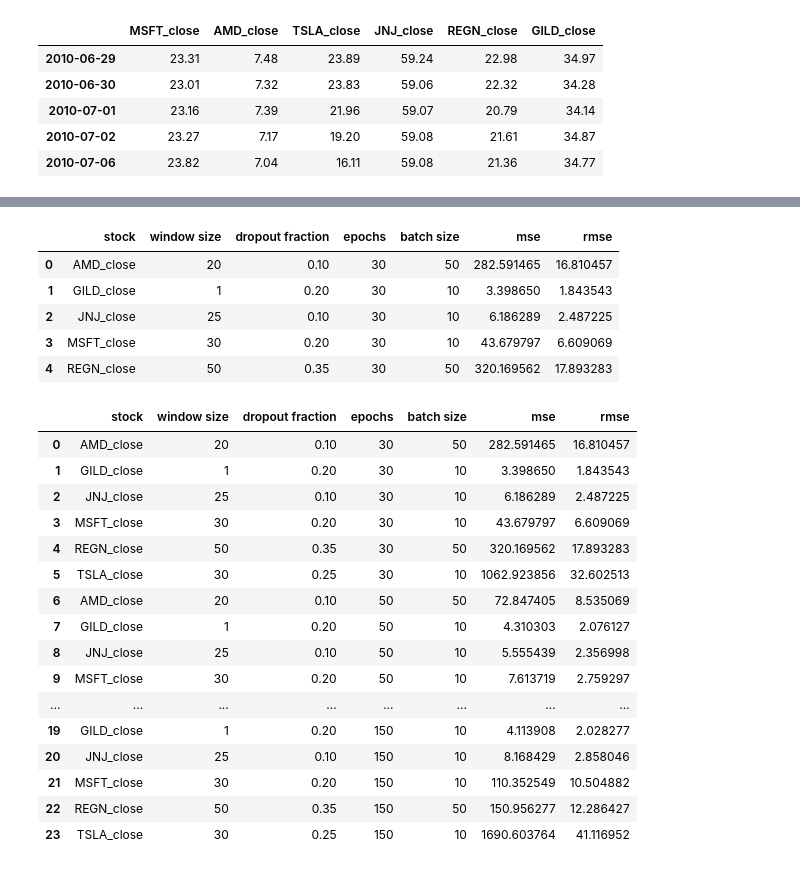
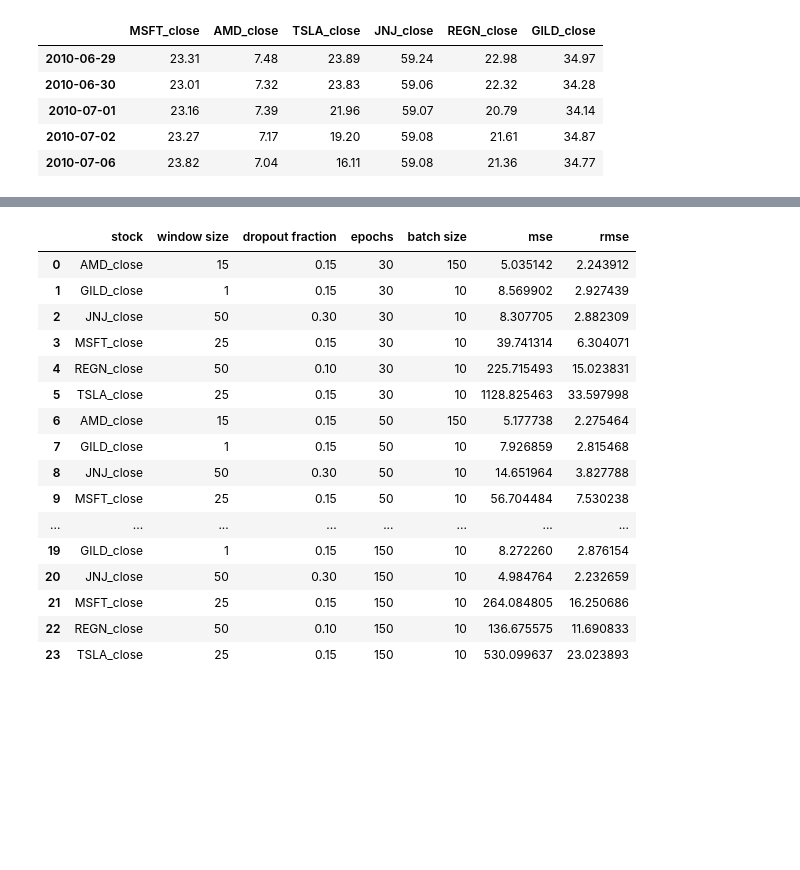
Before and after one commit to DT021/Twitter_Sentiment_Analysis_-_LSTM_Price_Prediction, a Jupyter notebook: Toufic/full_iter_1lstm.ipynb, the cells around one changed output, grey strips where cells are left out. Saved outputs shown, nothing was run; the diff lists cells and outputs as text; code cells hidden in the pictures; blank space fills up the shorter version.

```diff
--- a/data/full_iter_1lstm.ipynb
+++ b/Toufic/full_iter_1lstm.ipynb
@@ -355,4 +356,6 @@ for epoch in epochs:
 print(f'ended at: {datetime.now()}')
 
 df_epoch_iters = pd.DataFrame(epoch_iters)
+df_epoch_iters.to_csv('df_epoch_iters_1lstm.csv')
+df_epoch_iters
 # %% [output]
@@ -361,29 +364,17 @@ ended at: 2020-07-10 21:14:08.009787
+|  | stock | window size | dropout fraction | epochs | batch size | mse | rmse |
+| 0 | AMD_close | 15 | 0.15 | 30 | 150 | 5.035142 | 2.243912 |
+| 1 | GILD_close | 1 | 0.15 | 30 | 10 | 8.569902 | 2.927439 |
+| 2 | JNJ_close | 50 | 0.30 | 30 | 10 | 8.307705 | 2.882309 |
+| 3 | MSFT_close | 25 | 0.15 | 30 | 10 | 39.741314 | 6.304071 |
+| 4 | REGN_close | 50 | 0.10 | 30 | 10 | 225.715493 | 15.023831 |
+| 5 | TSLA_close | 25 | 0.15 | 30 | 10 | 1128.825463 | 33.597998 |
+| 6 | AMD_close | 15 | 0.15 | 50 | 150 | 5.177738 | 2.275464 |
+| 7 | GILD_close | 1 | 0.15 | 50 | 10 | 7.926859 | 2.815468 |
+| 8 | JNJ_close | 50 | 0.30 | 50 | 10 | 14.651964 | 3.827788 |
+| 9 | MSFT_close | 25 | 0.15 | 50 | 10 | 56.704484 | 7.530238 |
+| ... | ... | ... | ... | ... | ... | ... | ... |
+| 19 | GILD_close | 1 | 0.15 | 150 | 10 | 8.272260 | 2.876154 |
+| 20 | JNJ_close | 50 | 0.30 | 150 | 10 | 4.984764 | 2.232659 |
+| 21 | MSFT_close | 25 | 0.15 | 150 | 10 | 264.084805 | 16.250686 |
+| 22 | REGN_close | 50 | 0.10 | 150 | 10 | 136.675575 | 11.690833 |
+| 23 | TSLA_close | 25 | 0.15 | 150 | 10 | 530.099637 | 23.023893 |
-# %%
-df_epoch_iters.head()
-# %% [output]
-|  | stock | window size | dropout fraction | epochs | batch size | mse | rmse |
-| 0 | AMD_close | 20 | 0.10 | 30 | 50 | 282.591465 | 16.810457 |
-| 1 | GILD_close | 1 | 0.20 | 30 | 10 | 3.398650 | 1.843543 |
-| 2 | JNJ_close | 25 | 0.10 | 30 | 10 | 6.186289 | 2.487225 |
-| 3 | MSFT_close | 30 | 0.20 | 30 | 10 | 43.679797 | 6.609069 |
-| 4 | REGN_close | 50 | 0.35 | 30 | 50 | 320.169562 | 17.893283 |
-# %%
-df_epoch_iters
-# %% [output]
-|  | stock | window size | dropout fraction | epochs | batch size | mse | rmse |
-| 0 | AMD_close | 20 | 0.10 | 30 | 50 | 282.591465 | 16.810457 |
-| 1 | GILD_close | 1 | 0.20 | 30 | 10 | 3.398650 | 1.843543 |
-| 2 | JNJ_close | 25 | 0.10 | 30 | 10 | 6.186289 | 2.487225 |
-| 3 | MSFT_close | 30 | 0.20 | 30 | 10 | 43.679797 | 6.609069 |
-| 4 | REGN_close | 50 | 0.35 | 30 | 50 | 320.169562 | 17.893283 |
-| 5 | TSLA_close | 30 | 0.25 | 30 | 10 | 1062.923856 | 32.602513 |
-| 6 | AMD_close | 20 | 0.10 | 50 | 50 | 72.847405 | 8.535069 |
-| 7 | GILD_close | 1 | 0.20 | 50 | 10 | 4.310303 | 2.076127 |
-| 8 | JNJ_close | 25 | 0.10 | 50 | 10 | 5.555439 | 2.356998 |
-| 9 | MSFT_close | 30 | 0.20 | 50 | 10 | 7.613719 | 2.759297 |
-| ... | ... | ... | ... | ... | ... | ... | ... |
-| 19 | GILD_close | 1 | 0.20 | 150 | 10 | 4.113908 | 2.028277 |
-| 20 | JNJ_close | 25 | 0.10 | 150 | 10 | 8.168429 | 2.858046 |
-| 21 | MSFT_close | 30 | 0.20 | 150 | 10 | 110.352549 | 10.504882 |
-| 22 | REGN_close | 50 | 0.35 | 150 | 50 | 150.956277 | 12.286427 |
-| 23 | TSLA_close | 30 | 0.25 | 150 | 10 | 1690.603764 | 41.116952 |
```
Also changed, not shown: parts of 5 cells of this notebook, 44 other files.
